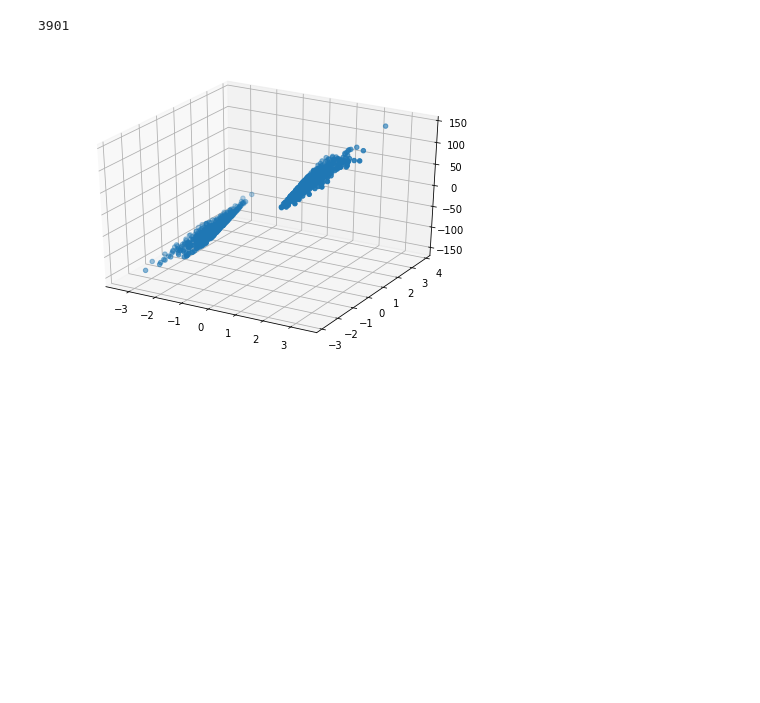
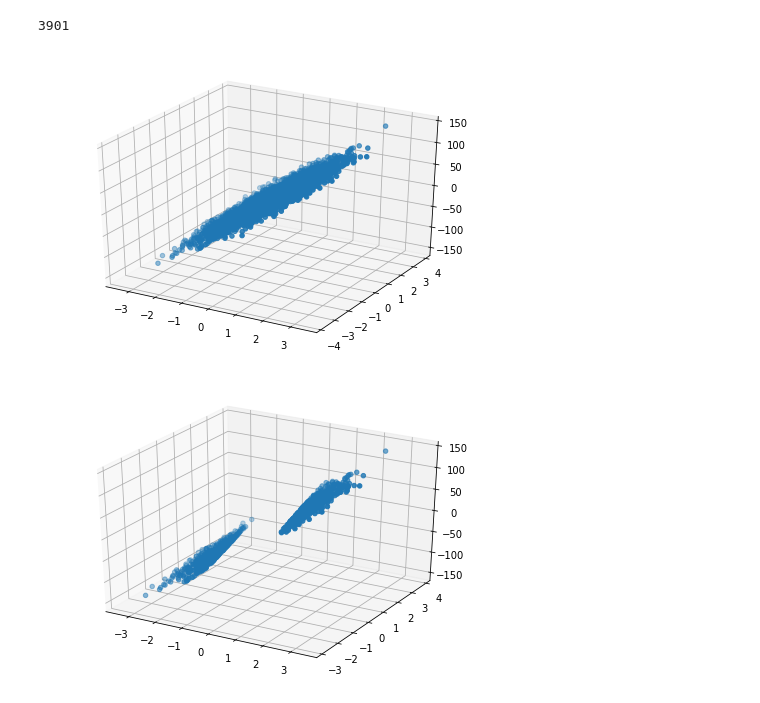
Before and after one commit to kal0ian/fmi_neural_networks_and_ga, a Jupyter notebook: Points generator.ipynb, the cells around one changed output. Cells and saved outputs as stored; diff of their text form; code cells hidden in the pictures; blank space fills up the shorter version.

```diff
--- a/Points generator.ipynb
+++ b/Points generator.ipynb
@@ -28,6 +28,14 @@ sum(x*x + y*y + z*z <= 50*50)
 # %%
 lables = x*x + y*y + z*z <= 50*50
 data = np.hstack((data,lables.reshape(-1,1)))
+# %%
+%matplotlib inline
+fig = plt.figure()
+ax = Axes3D(fig)
+ax.scatter(data[:,0], data[:,1],data[:,2])
+plt.show()
+# %% [output]
+[figure, added]
 # %%
 %matplotlib inline
 fig = plt.figure()
```
Also changed, not shown: parts of 1 cell of this notebook, 23 other files.
